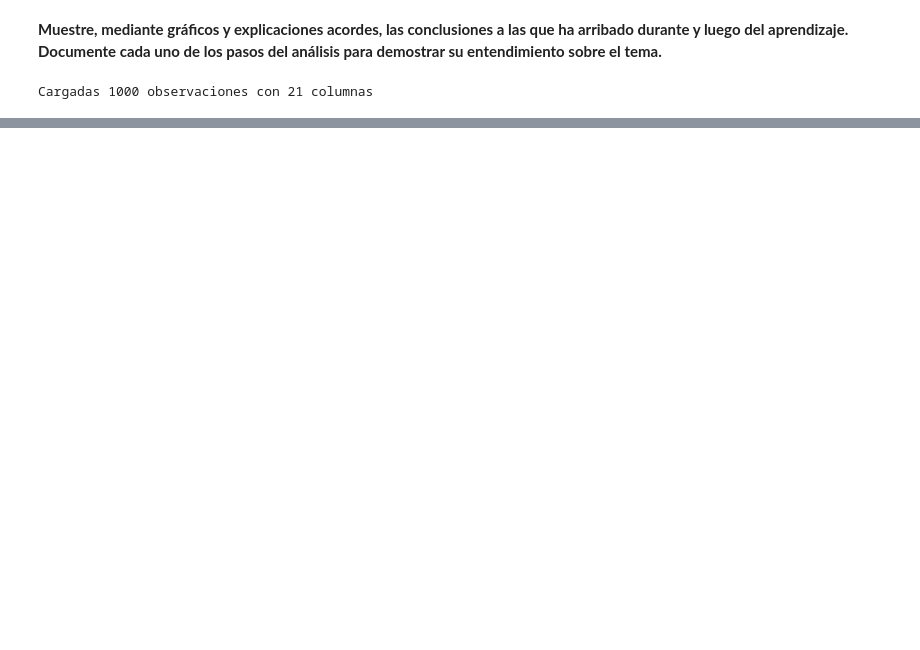
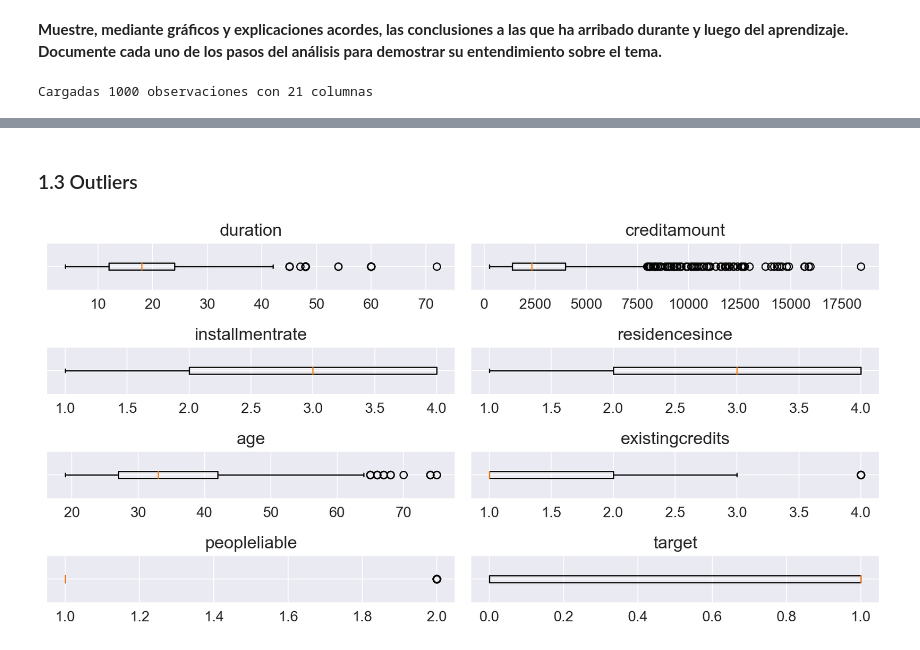
Before and after one commit to adelgado24/IA, a Jupyter notebook: primera_practica/TP_Aprendizaje_Supervisado.ipynb, the cells around one changed output, grey strips where cells are left out. Drawn from its saved outputs; the diff is of its cells as text; code cells hidden in the pictures; blank space fills up the shorter version.

```diff
--- a/primera_practica/TP_Aprendizaje_Supervisado.ipynb
+++ b/primera_practica/TP_Aprendizaje_Supervisado.ipynb
@@ -103,0 +213,2 @@ data.head()
+# %%
+df = data.copy()
@@ -103,0 +293,18 @@ data.head()
+# %% [markdown]
+### 1.3 Outliers
+# %%
+#Numeric columns
+numeric_cols = df.select_dtypes(include=[np.number]).columns
+
+fig, axes = plt.subplots(4, 2, figsize=(10,5))
+axes = axes.flatten()
+for i, col in enumerate(numeric_cols):
+    axes[i].boxplot(df[col], vert=False)
+    axes[i].set_title(col)
+    #remove y axis label
+    axes[i].set_yticklabels([])
+
+plt.tight_layout()
+plt.show()
+# %% [output]
+[figure, added]
```
Also changed, not shown: parts of 12 cells of this notebook, 1 other file.
